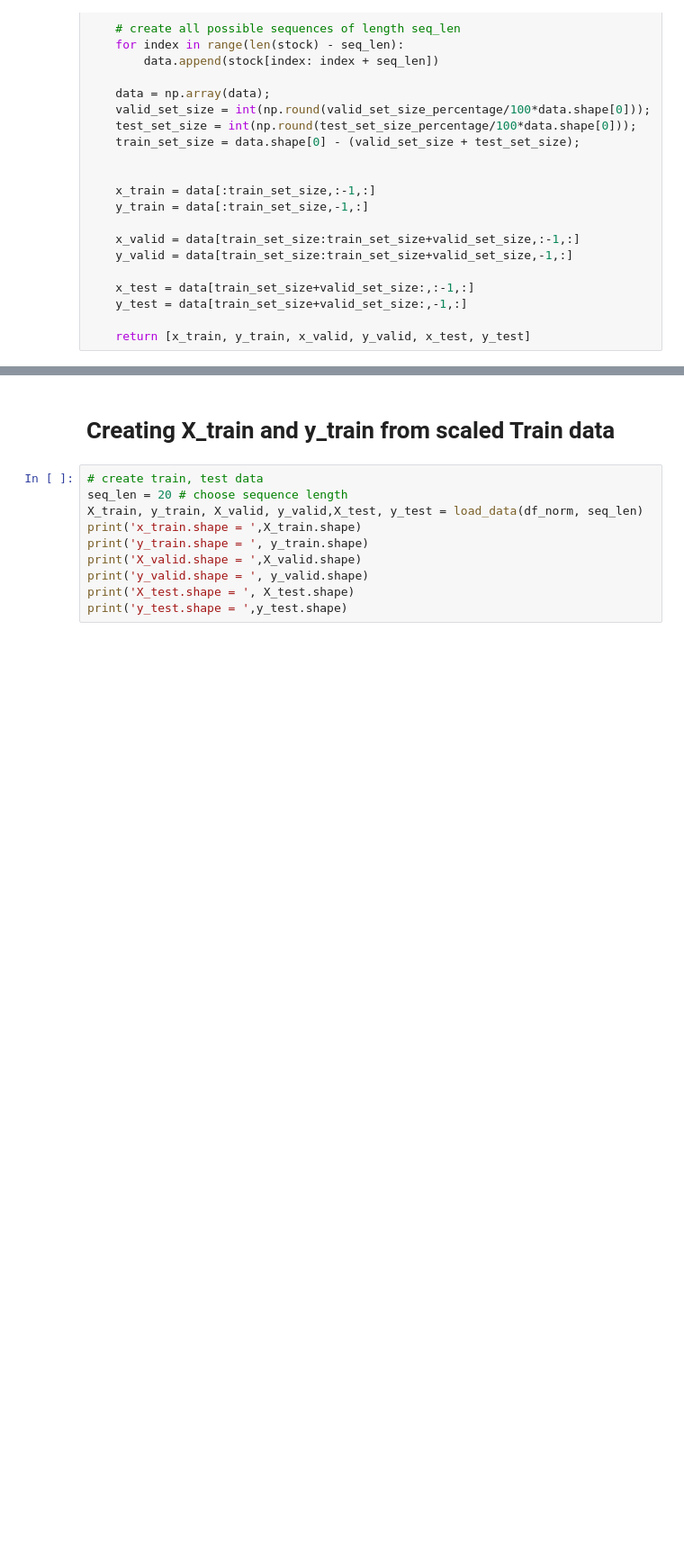
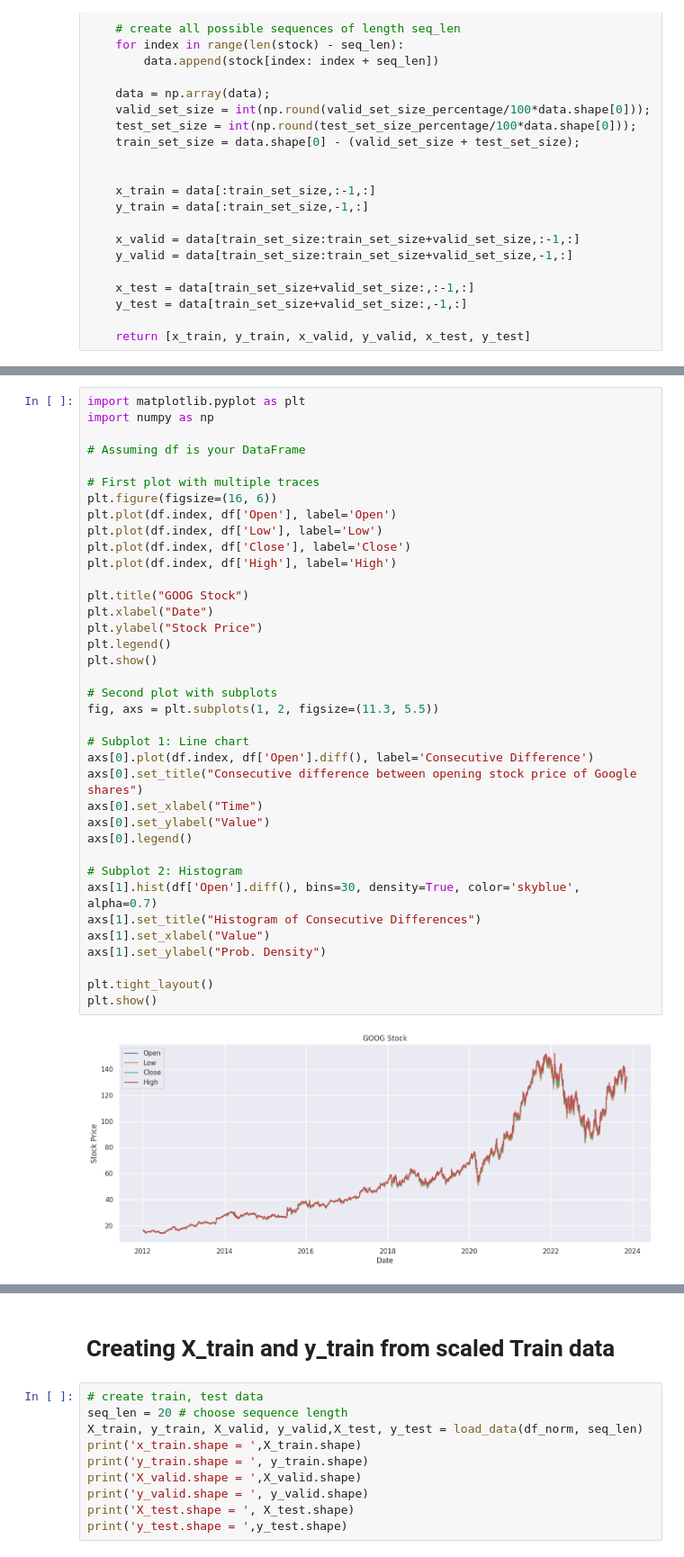
Before and after one commit to anhdo1896/Stock_Price_Prediction_Using_RNN, a Jupyter notebook: Stock_Price_Prediction_Using_RNN.ipynb, the cells around one changed output, grey strips where cells are left out. Shown at 90% size. Drawn from its saved outputs; the diff is of its cells as text; blank space fills up the shorter version.

```diff
--- a/Stock_Price_Prediction_Using_RNN.ipynb
+++ b/Stock_Price_Prediction_Using_RNN.ipynb
@@ -242,0 +166,39 @@ fig.show()
+# %%
+import matplotlib.pyplot as plt
+import numpy as np
+
+# Assuming df is your DataFrame
+
+# First plot with multiple traces
+plt.figure(figsize=(16, 6))
+plt.plot(df.index, df['Open'], label='Open')
+plt.plot(df.index, df['Low'], label='Low')
+plt.plot(df.index, df['Close'], label='Close')
+plt.plot(df.index, df['High'], label='High')
+
+plt.title("GOOG Stock")
+plt.xlabel("Date")
+plt.ylabel("Stock Price")
+plt.legend()
+plt.show()
+
+# Second plot with subplots
+fig, axs = plt.subplots(1, 2, figsize=(11.3, 5.5))
+
+# Subplot 1: Line chart
+axs[0].plot(df.index, df['Open'].diff(), label='Consecutive Difference')
+axs[0].set_title("Consecutive difference between opening stock price of Google shares")
+axs[0].set_xlabel("Time")
+axs[0].set_ylabel("Value")
+axs[0].legend()
+
+# Subplot 2: Histogram
+axs[1].hist(df['Open'].diff(), bins=30, density=True, color='skyblue', alpha=0.7)
+axs[1].set_title("Histogram of Consecutive Differences")
+axs[1].set_xlabel("Value")
+axs[1].set_ylabel("Prob. Density")
+
+plt.tight_layout()
+plt.show()
+# %% [output]
+[figure, added]
```
Also changed, not shown: parts of 38 cells of this notebook.
